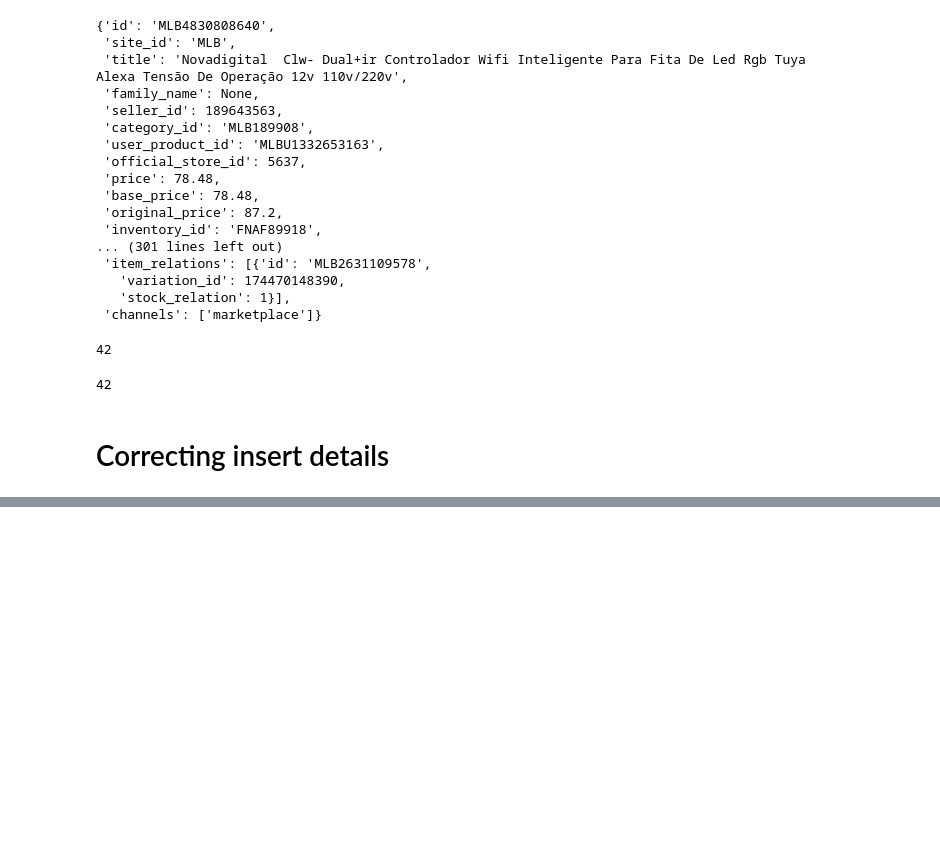
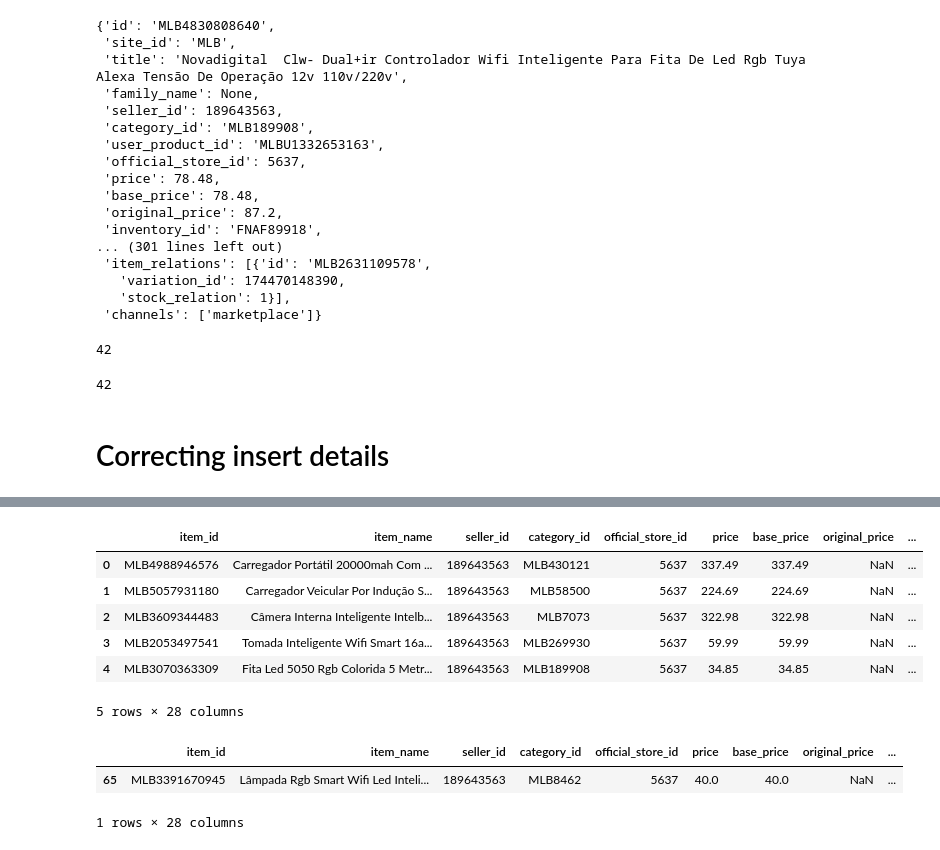
Before and after one commit to GLM-Inteligencia/pipeline_datalake, a Jupyter notebook: tests__.ipynb, the cells around one changed output, grey strips where cells are left out. Cells and saved outputs as stored; diff of their text form; code cells hidden in the pictures; blank space fills up the shorter version.

Commit message:
correcting prices and adding fields to details

```diff
--- a/tests__.ipynb
+++ b/tests__.ipynb
@@ -712,7 +698,7 @@ for blob in blobs:
     if blob.name.endswith('.json'):
         print(f"Reading file: {blob.name}")
         content = storage.download_json(bucket_name, blob.name)
-        list_ids += {'variation_id':var['id'], 'item_id':json['id'] for json in content if json['variations'] for var in json['variations']}
+        # list_ids += {'variation_id':var['id'], 'item_id':json['id'] for json in content if json['variations'] for var in json['variations']}
 # %% [output]
 Reading file: hubsmarthome/meli/api_response/item_detail/date=2024-09-23/batch_0__process_time=2024-09-23T23:15:15.568769-03:00.json
 Reading file: hubsmarthome/meli/api_response/item_detail/date=2024-09-23/batch_1__process_time=2024-09-23T23:15:15.897972-03:00.json
@@ -945,0 +990,7 @@ def process_details(content_details, content_variations):
+# %%
+params = {
+  "client_id": "4959083987776428",
+  "client_secret": "Hw9wWSydd8PMvMEJewWoMvKGYMAWyKEw",
+  "seller_id": 189643563,
+  "store_name": "hubsmarthome"
+}
@@ -945,0 +1082,18 @@ def process_details(content_details, content_variations):
+# %%
+df = process_details(content_details, content_variations)
+# %%
+df.head()
+# %% [output]
+|  | item_id | item_name | seller_id | category_id | official_store_id | price | base_price | original_price | ... |
+| 0 | MLB4988946576 | Carregador Portátil 20000mah Com ... | 189643563 | MLB430121 | 5637 | 337.49 | 337.49 | NaN | ... |
+| 1 | MLB5057931180 | Carregador Veicular Por Indução S... | 189643563 | MLB58500 | 5637 | 224.69 | 224.69 | NaN | ... |
+| 2 | MLB3609344483 | Câmera Interna Inteligente Intelb... | 189643563 | MLB7073 | 5637 | 322.98 | 322.98 | NaN | ... |
+| 3 | MLB2053497541 | Tomada Inteligente Wifi Smart 16a... | 189643563 | MLB269930 | 5637 | 59.99 | 59.99 | NaN | ... |
+| 4 | MLB3070363309 | Fita Led 5050 Rgb Colorida 5 Metr... | 189643563 | MLB189908 | 5637 | 34.85 | 34.85 | NaN | ... |
+5 rows × 28 columns
+# %%
+df.loc[df['item_id'] == 'MLB3391670945']
+# %% [output]
+|  | item_id | item_name | seller_id | category_id | official_store_id | price | base_price | original_price | ... |
+| 65 | MLB3391670945 | Lâmpada Rgb Smart Wifi Led Inteli... | 189643563 | MLB8462 | 5637 | 40.0 | 40.0 | NaN | ... |
+1 rows × 28 columns
```
Also changed, not shown: parts of 28 cells of this notebook, 6 other files.
